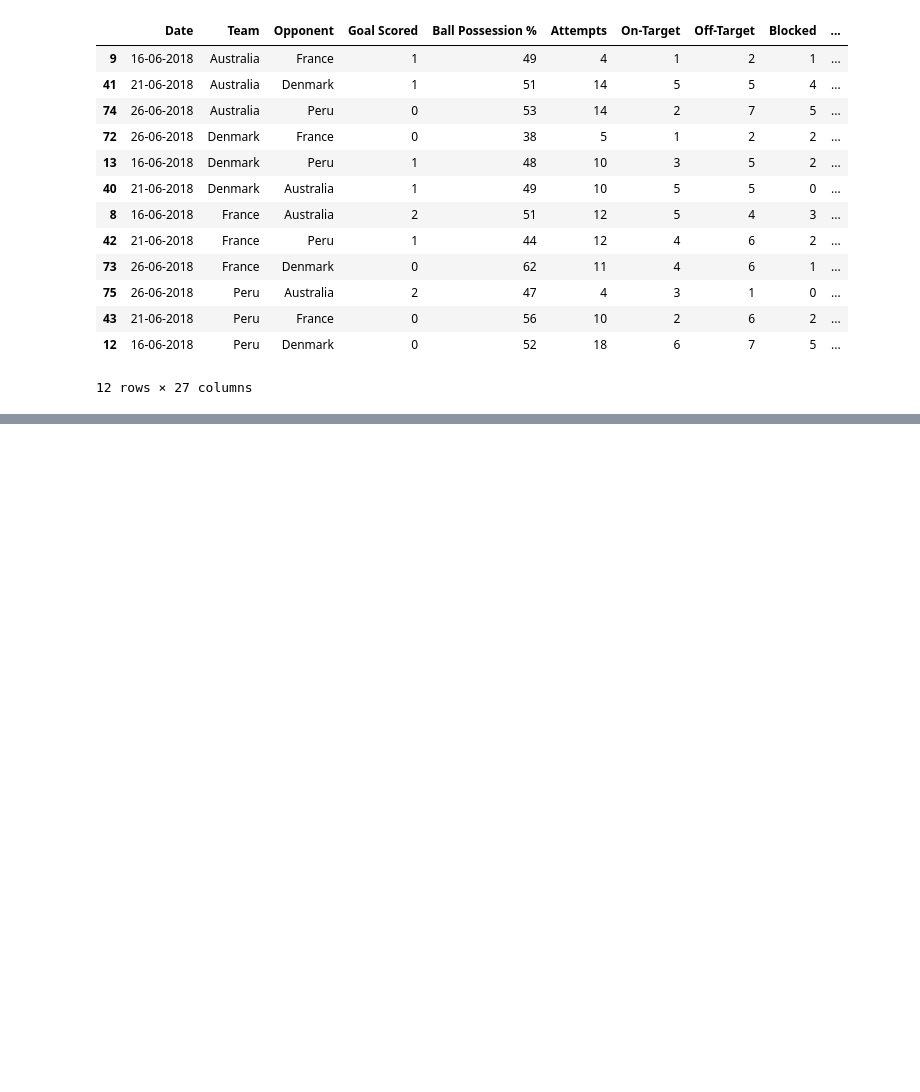
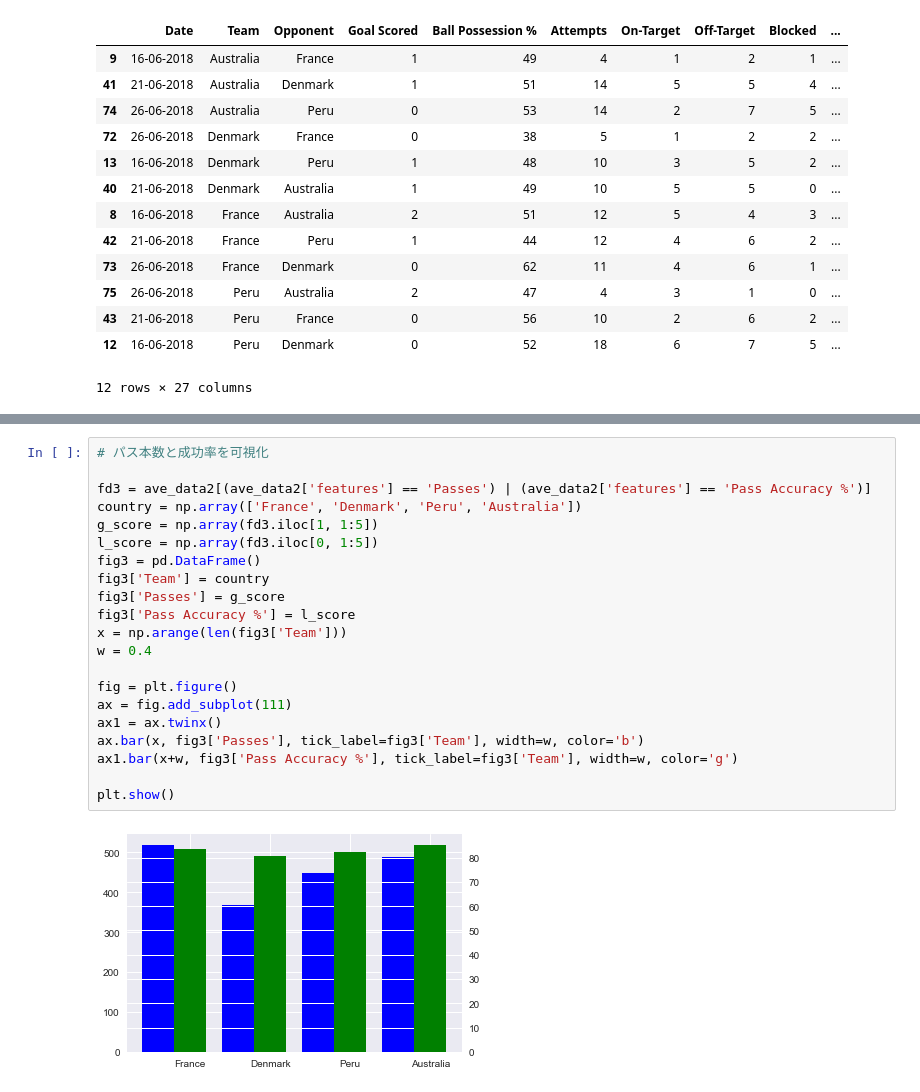
Before and after one commit to ryusugimoto/testdata, a Jupyter notebook: GroupC.ipynb, the cells around one changed output, grey strips where cells are left out. Saved outputs shown, nothing was run; the diff lists cells and outputs as text; blank space fills up the shorter version.

```diff
--- a/GroupC.ipynb
+++ b/GroupC.ipynb
@@ -158,0 +197,23 @@ ave_data2
+# %%
+# パス本数と成功率を可視化
+
+fd3 = ave_data2[(ave_data2['features'] == 'Passes') | (ave_data2['features'] == 'Pass Accuracy %')]
+country = np.array(['France', 'Denmark', 'Peru', 'Australia'])
+g_score = np.array(fd3.iloc[1, 1:5])
+l_score = np.array(fd3.iloc[0, 1:5])
+fig3 = pd.DataFrame()
+fig3['Team'] = country
+fig3['Passes'] = g_score
+fig3['Pass Accuracy %'] = l_score
+x = np.arange(len(fig3['Team']))
+w = 0.4
+
+fig = plt.figure()
+ax = fig.add_subplot(111)
+ax1 = ax.twinx()
+ax.bar(x, fig3['Passes'], tick_label=fig3['Team'], width=w, color='b')
+ax1.bar(x+w, fig3['Pass Accuracy %'], tick_label=fig3['Team'], width=w, color='g')
+
+plt.show()
+# %% [output]
+[figure, added]
```
Also changed, not shown: parts of 10 cells of this notebook.
